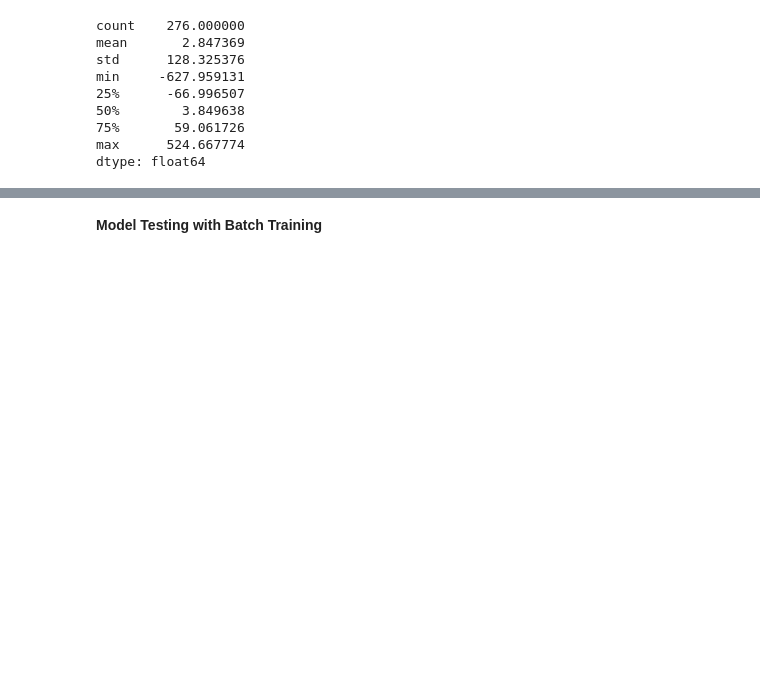
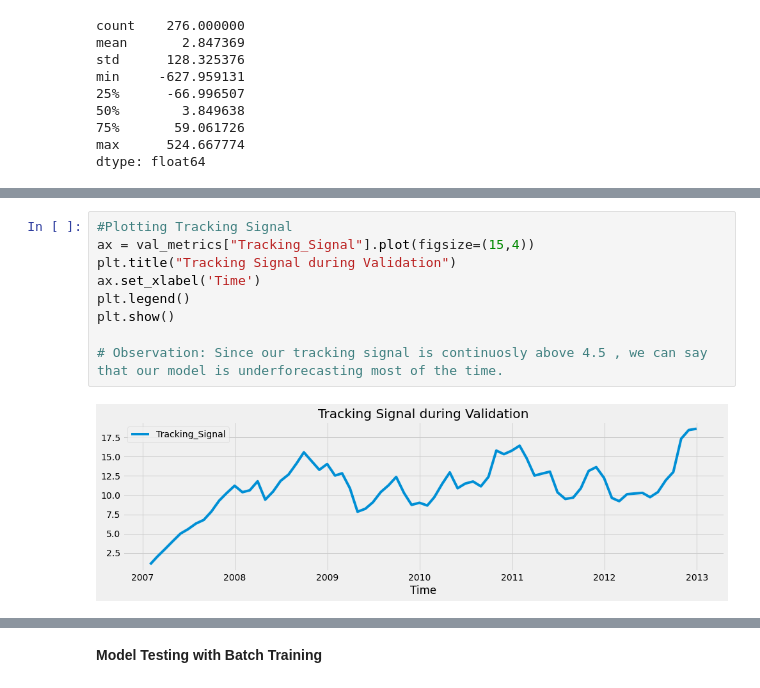
Before and after one commit to ankitaggarwal64/Time-Series-Sales-Forecasting-for-Agricultural-Equipments, a Jupyter notebook: Univariate_ARIMA.ipynb, the cells around one changed output, grey strips where cells are left out. Cells and saved outputs as stored; diff of their text form; blank space fills up the shorter version.

```diff
--- a/Univariate_ARIMA.ipynb
+++ b/Univariate_ARIMA.ipynb
@@ -230,0 +260,11 @@ dtype: float64
+# %%
+#Plotting Tracking Signal
+ax = val_metrics["Tracking_Signal"].plot(figsize=(15,4))
+plt.title("Tracking Signal during Validation")
+ax.set_xlabel('Time')
+plt.legend()
+plt.show()
+
+# Observation: Since our tracking signal is continuosly above 4.5 , we can say that our model is underforecasting most of the time.
+# %% [output]
+[figure, added]
```
Also changed, not shown: parts of 24 cells of this notebook.
